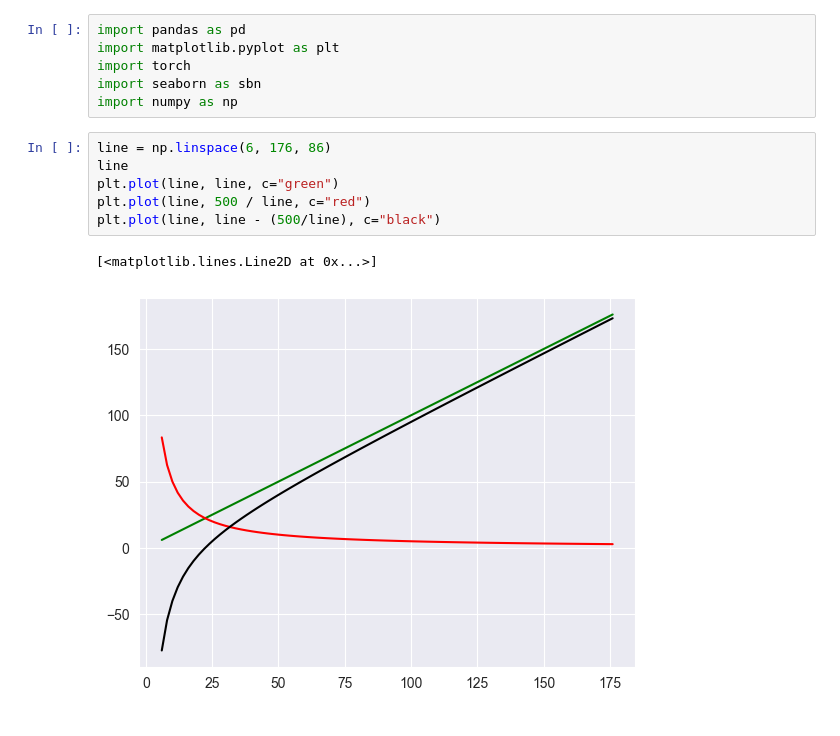
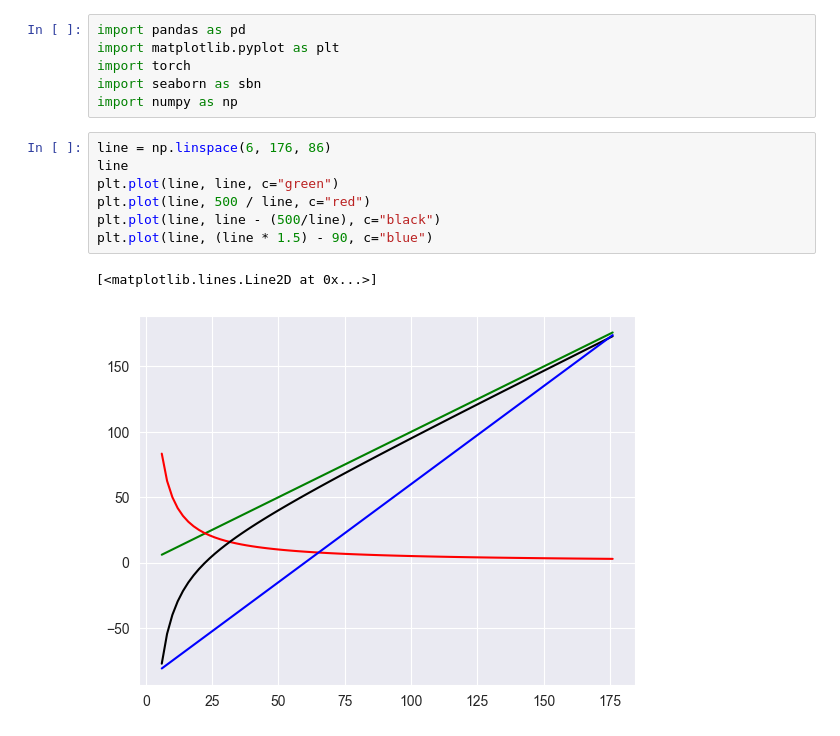
Before and after one commit to TollheitsTobi/test, a Jupyter notebook: visualize.ipynb, the cells around one changed output. Cells and saved outputs as stored; diff of their text form.

```diff
--- a/visualize.ipynb
+++ b/visualize.ipynb
@@ -7,9 +7,10 @@ import numpy as np
 # %%
 line = np.linspace(6, 176, 86)
 line
 plt.plot(line, line, c="green")
 plt.plot(line, 500 / line, c="red")
 plt.plot(line, line - (500/line), c="black")
+plt.plot(line, (line * 1.5) - 90, c="blue")
 # %% [output]
 [<matplotlib.lines.Line2D at 0x...>]
-[figure, old version]
+[figure, new version]
```
Also changed, not shown: 3 other files.
